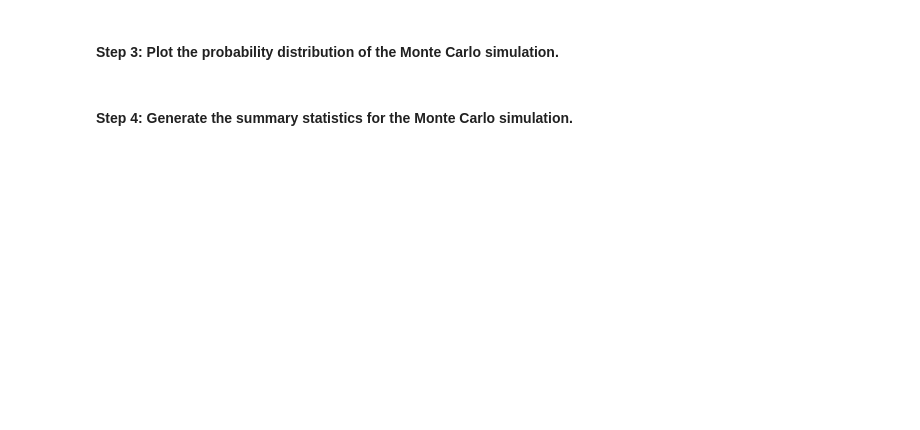
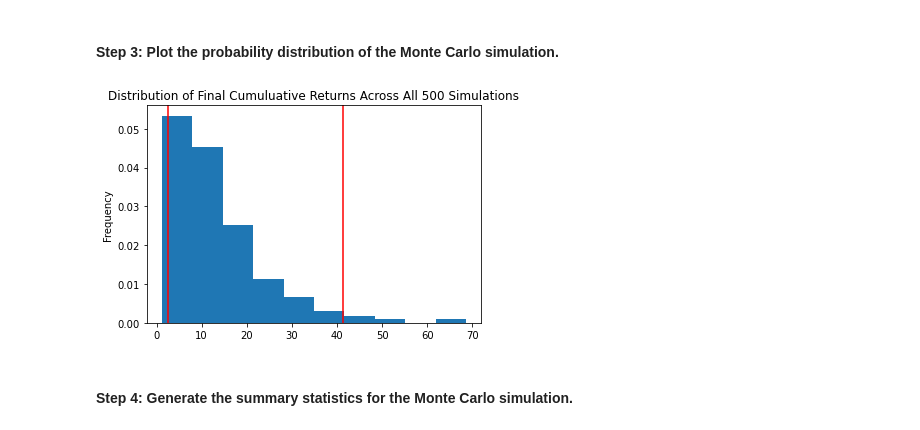
Before and after one commit to JL7788/Financial-Planner, a Jupyter notebook: financial_planning_tools.ipynb, the cells around one changed output. Drawn from its saved outputs; the diff is of its cells as text; code cells hidden in the pictures; blank space fills up the shorter version.

```diff
--- a/financial_planning_tools.ipynb
+++ b/financial_planning_tools.ipynb
@@ -590,7 +599,12 @@ Running Monte Carlo simulation number 490.
 # %%
 # Visualize the probability distribution of the 30-year Monte Carlo simulation
 # by plotting a histogram
-# YOUR CODE HERE
+
+MC_30_year_dist = MC_30_year.plot_distribution()
+
+MC_30_year_dist.get_figure().savefig('MC_30_year_dist_plot.png', bbox_inches='tight')
+# %% [output]
+[figure, added]
 # %% [markdown]
 #### Step 4: Generate the summary statistics for the Monte Carlo simulation.
 # %%
```
Also changed, not shown: parts of 26 cells of this notebook, 4 other files.
